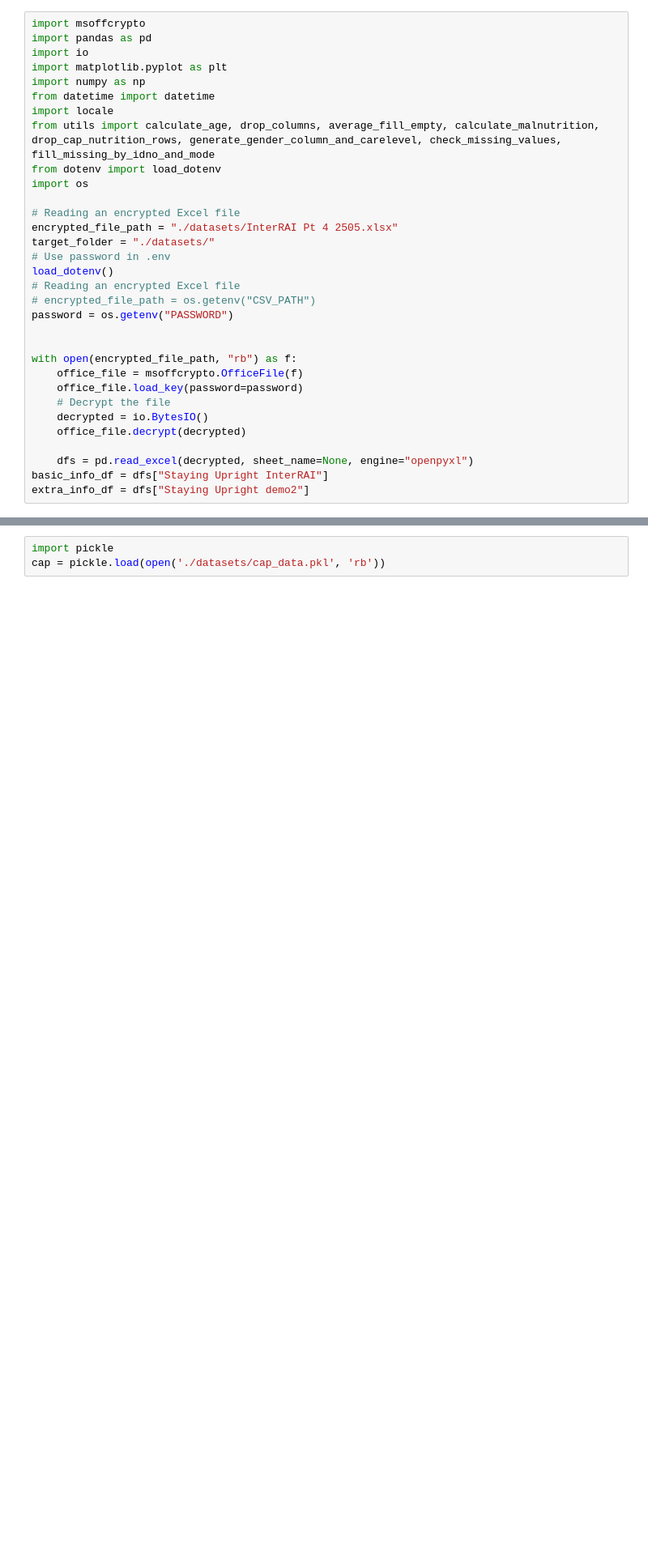
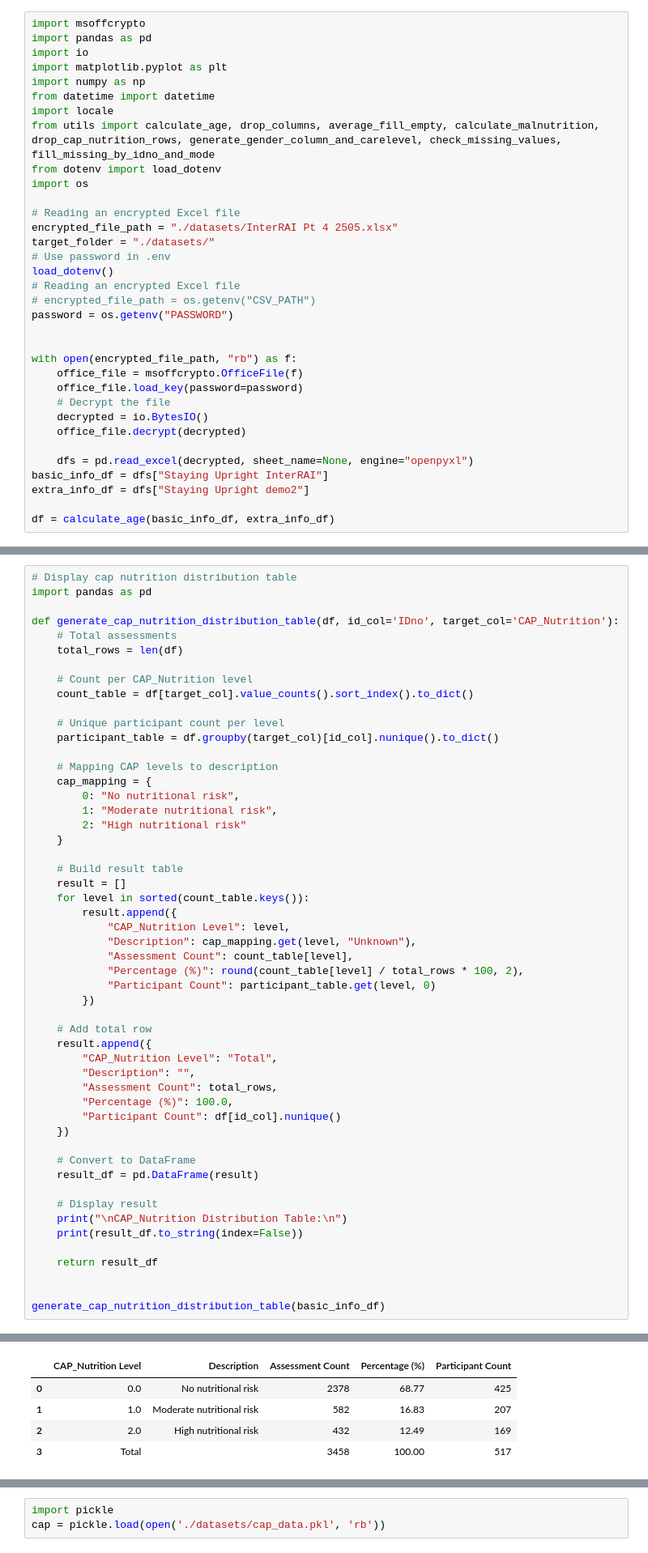
Before and after one commit to Ruotong-Betty-Zhang/identify-malnutrition-model, a Jupyter notebook: test.ipynb, the cells around one changed output, grey strips where cells are left out. Shown: that part at 81% size. Drawn from its saved outputs; the diff is of its cells as text; blank space fills up the shorter version.

Commit message:
Create the table code

```diff
--- a/test.ipynb
+++ b/test.ipynb
@@ -30,3 +30,5 @@ with open(encrypted_file_path, "rb") as f:
     dfs = pd.read_excel(decrypted, sheet_name=None, engine="openpyxl")
 basic_info_df = dfs["Staying Upright InterRAI"]
 extra_info_df = dfs["Staying Upright demo2"]
+
+df = calculate_age(basic_info_df, extra_info_df)
@@ -32,0 +47,53 @@ extra_info_df = dfs["Staying Upright demo2"]
+# %%
+# Display cap nutrition distribution table
+import pandas as pd
+
+def generate_cap_nutrition_distribution_table(df, id_col='IDno', target_col='CAP_Nutrition'):
+    # Total assessments
+    total_rows = len(df)
+
+    # Count per CAP_Nutrition level
+    count_table = df[target_col].value_counts().sort_index().to_dict()
+
+    # Unique participant count per level
+    participant_table = df.groupby(target_col)[id_col].nunique().to_dict()
+
+    # Mapping CAP levels to description
+    cap_mapping = {
+        0: "No nutritional risk",
+        1: "Moderate nutritional risk",
+        2: "High nutritional risk"
+    }
+
+    # Build result table
+    result = []
+    for level in sorted(count_table.keys()):
+        result.append({
+            "CAP_Nutrition Level": level,
+            "Description": cap_mapping.get(level, "Unknown"),
+            "Assessment Count": count_table[level],
+            "Percentage (%)": round(count_table[level] / total_rows * 100, 2),
+            "Participant Count": participant_table.get(level, 0)
+        })
+
+    # Add total row
+    result.append({
+        "CAP_Nutrition Level": "Total",
+        "Description": "",
+        "Assessment Count": total_rows,
+        "Percentage (%)": 100.0,
+        "Participant Count": df[id_col].nunique()
+    })
+
+    # Convert to DataFrame
+    result_df = pd.DataFrame(result)
+
+    # Display result
+    print("\nCAP_Nutrition Distribution Table:\n")
+    print(result_df.to_string(index=False))
+
+    return result_df
+
+
+generate_cap_nutrition_distribution_table(basic_info_df)
+# %% [output]
@@ -32,0 +107,5 @@ extra_info_df = dfs["Staying Upright demo2"]
+|  | CAP_Nutrition Level | Description | Assessment Count | Percentage (%) | Participant Count |
+| 0 | 0.0 | No nutritional risk | 2378 | 68.77 | 425 |
+| 1 | 1.0 | Moderate nutritional risk | 582 | 16.83 | 207 |
+| 2 | 2.0 | High nutritional risk | 432 | 12.49 | 169 |
+| 3 | Total |  | 3458 | 100.00 | 517 |
```
Also changed, not shown: parts of 5 cells of this notebook.
